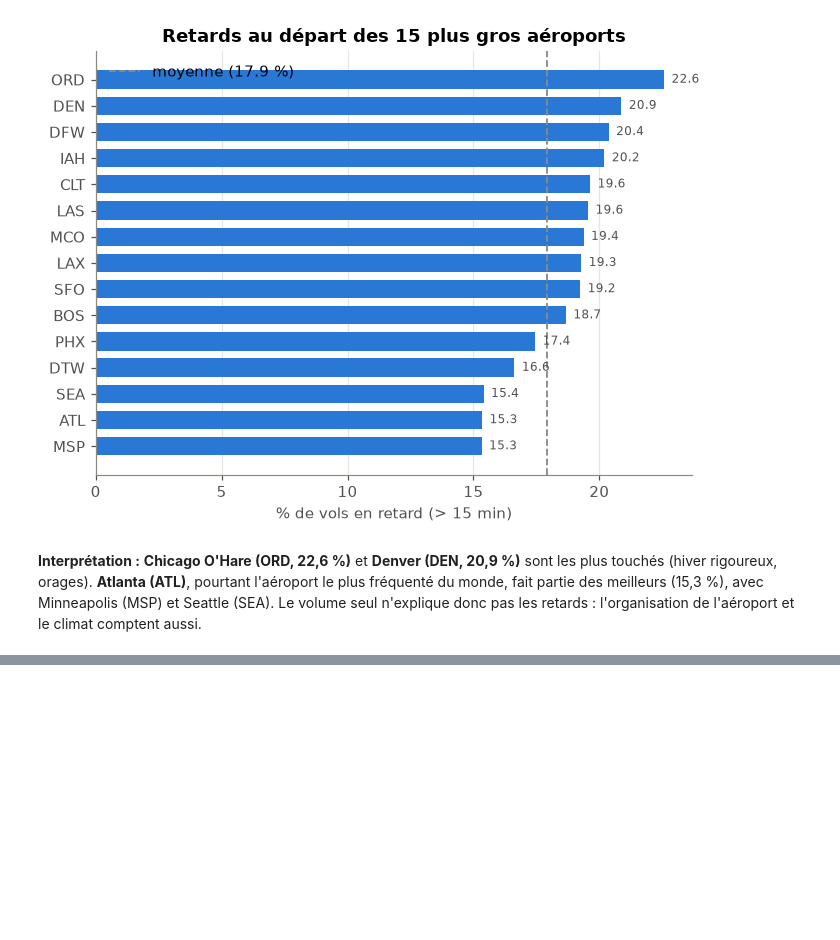
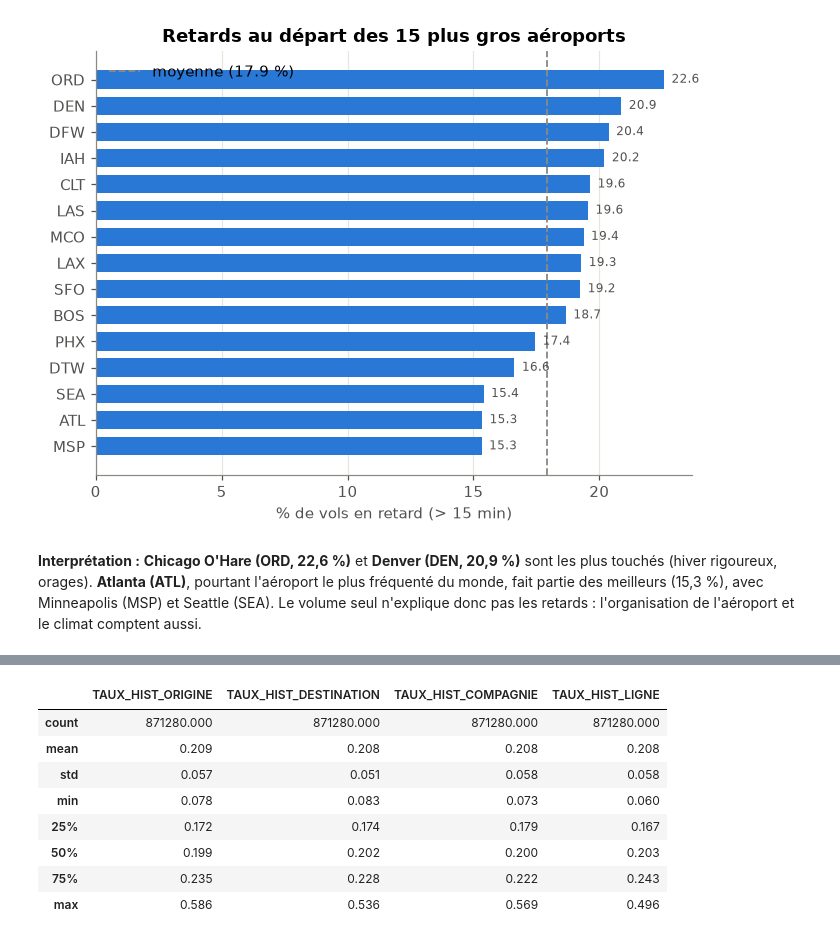
Before and after one commit to amenallahsallemi9-cell/flight-delay-prediction, a Jupyter notebook: notebooks/retards_avion.ipynb, the cells around one changed output, grey strips where cells are left out. Saved outputs shown, nothing was run; the diff lists cells and outputs as text; code cells hidden in the pictures; blank space fills up the shorter version.

```diff
--- a/notebooks/retards_avion.ipynb
+++ b/notebooks/retards_avion.ipynb
@@ -163,0 +186,16 @@ plt.show()
+# %%
+SEP = F.separer_temps(df)
+# Taux historiques : coupure au 1er août pour l'entraînement et la validation,
+# figés au 1er septembre pour le test. Aéroports hors top 100 de l'entraînement → « AUTRE ».
+jeu = F.construire_jeu_modele(df)
+jeu.loc[SEP["entrainement"], F.NUM_HIST].describe().round(3)
+# %% [output]
+|  | TAUX_HIST_ORIGINE | TAUX_HIST_DESTINATION | TAUX_HIST_COMPAGNIE | TAUX_HIST_LIGNE |
+| count | 871280.000 | 871280.000 | 871280.000 | 871280.000 |
+| mean | 0.209 | 0.208 | 0.208 | 0.208 |
+| std | 0.057 | 0.051 | 0.058 | 0.058 |
+| min | 0.078 | 0.083 | 0.073 | 0.060 |
+| 25% | 0.172 | 0.174 | 0.179 | 0.167 |
+| 50% | 0.199 | 0.202 | 0.200 | 0.203 |
+| 75% | 0.235 | 0.228 | 0.222 | 0.243 |
+| max | 0.586 | 0.536 | 0.569 | 0.496 |
```
Also changed, not shown: parts of 31 cells of this notebook, 4 other files.
